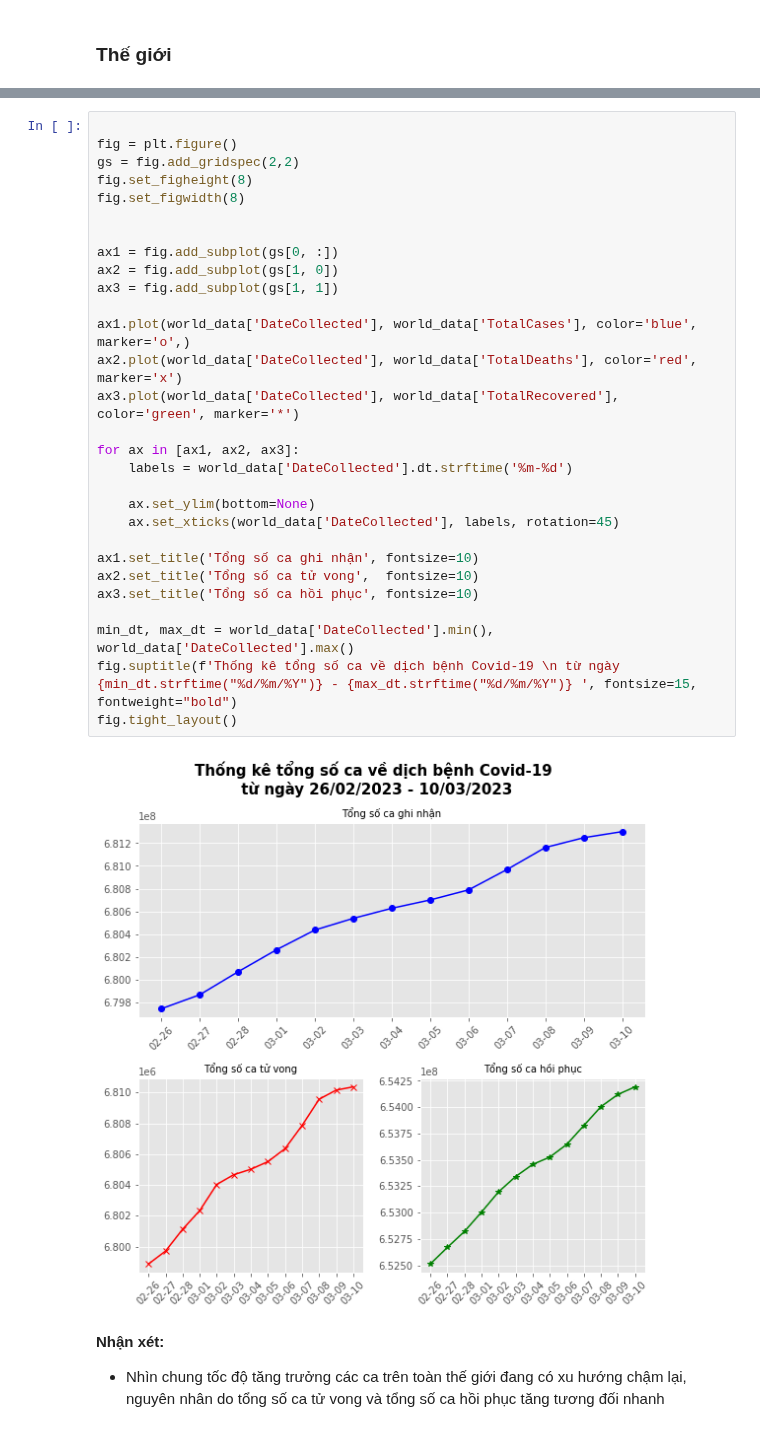
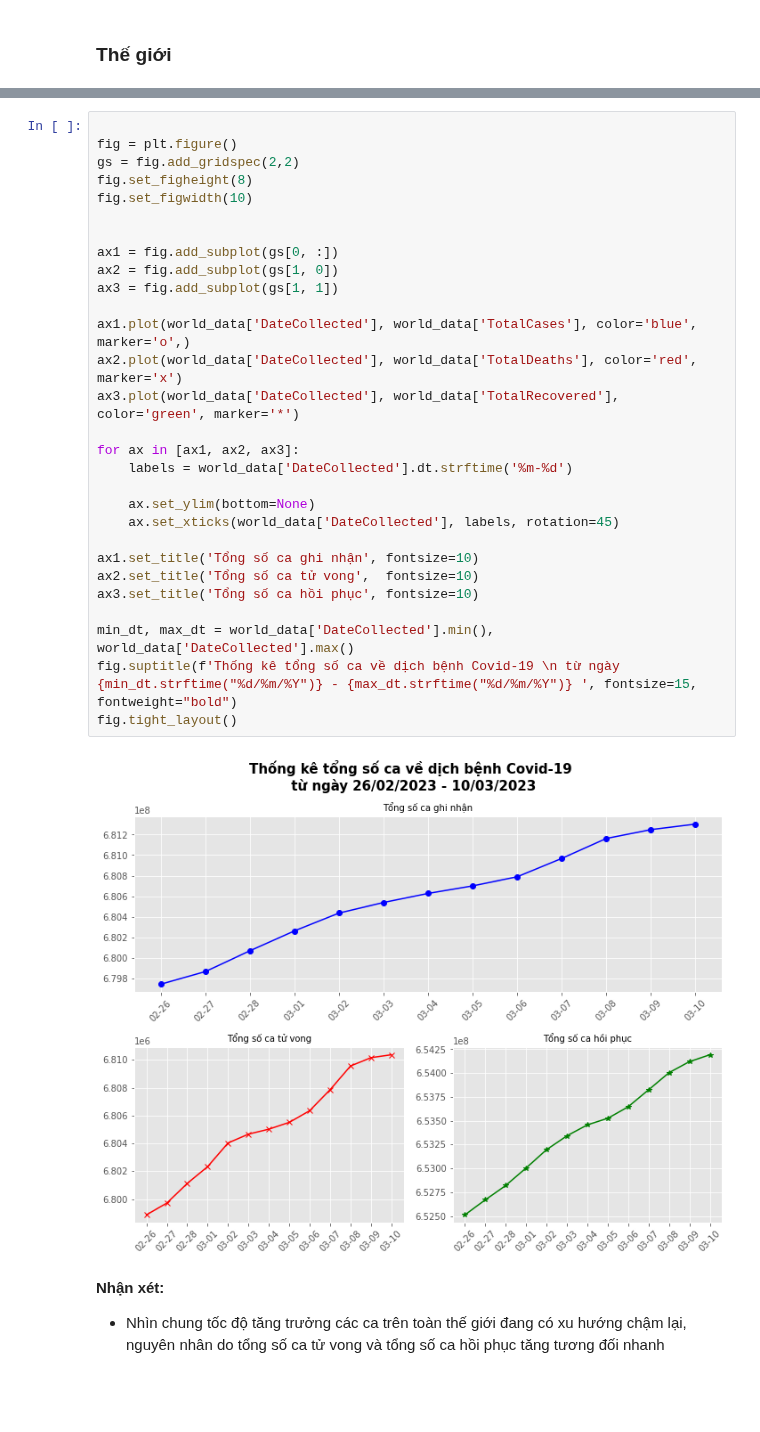
Before and after one commit to vntan/Covid-19-Analysis, a Jupyter notebook: Lab01.ipynb, the cells around one changed output, grey strips where cells are left out. Cells and saved outputs as stored; diff of their text form; blank space fills up the shorter version.

```diff
--- a/Lab01.ipynb
+++ b/Lab01.ipynb
@@ -245,34 +247,34 @@ world_data.head(10)
 # %%
 
 fig = plt.figure()
 gs = fig.add_gridspec(2,2)
 fig.set_figheight(8)
-fig.set_figwidth(8)
+fig.set_figwidth(10)
 
 
 ax1 = fig.add_subplot(gs[0, :])
 ax2 = fig.add_subplot(gs[1, 0])
 ax3 = fig.add_subplot(gs[1, 1])
 
 ax1.plot(world_data['DateCollected'], world_data['TotalCases'], color='blue', marker='o',)
 ax2.plot(world_data['DateCollected'], world_data['TotalDeaths'], color='red', marker='x')
 ax3.plot(world_data['DateCollected'], world_data['TotalRecovered'], color='green', marker='*')
 
 for ax in [ax1, ax2, ax3]:
     labels = world_data['DateCollected'].dt.strftime('%m-%d')
 
     ax.set_ylim(bottom=None)
     ax.set_xticks(world_data['DateCollected'], labels, rotation=45)
 
 ax1.set_title('Tổng số ca ghi nhận', fontsize=10)
 ax2.set_title('Tổng số ca tử vong',  fontsize=10)
 ax3.set_title('Tổng số ca hồi phục', fontsize=10)
 
 min_dt, max_dt = world_data['DateCollected'].min(), world_data['DateCollected'].max()
 fig.suptitle(f'Thống kê tổng số ca về dịch bệnh Covid-19 \n từ ngày {min_dt.strftime("%d/%m/%Y")} - {max_dt.strftime("%d/%m/%Y")} ', fontsize=15, fontweight="bold")
 fig.tight_layout()
 # %% [output]
-[figure, old version]
+[figure, new version]
 # %% [markdown]
 **Nhận xét:**
 - Nhìn chung tốc độ tăng trưởng các ca trên toàn thế giới đang có xu hướng chậm lại, nguyên nhân do tổng số ca tử vong và tổng số ca hồi phục tăng tương đối nhanh
```
Also changed, not shown: parts of 26 cells of this notebook.
